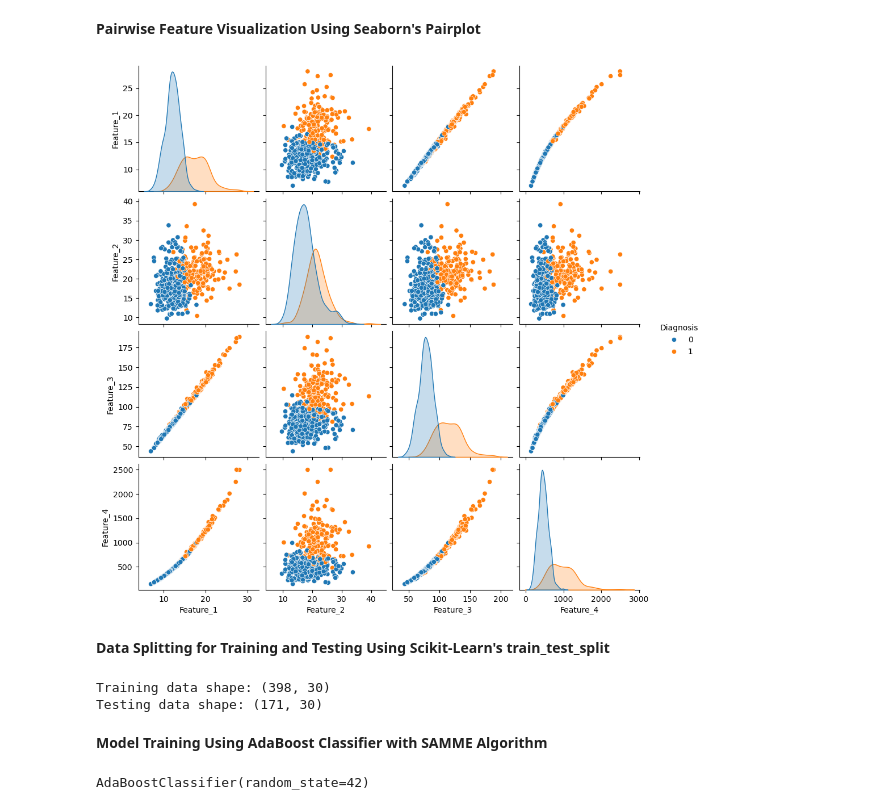
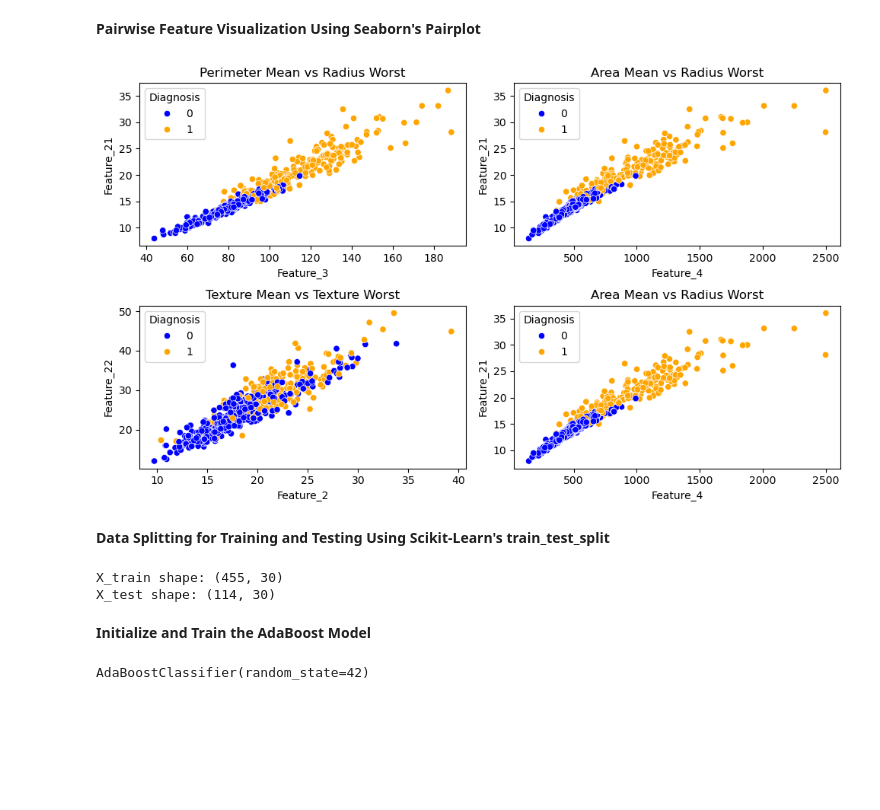
Before and after one commit to PriyankaMoorthy3025/Breast_Cancer_Detection1, a Jupyter notebook: BREAST_CANCER _DETECTION.ipynb, the cells around one changed output. Cells and saved outputs as stored; diff of their text form; code cells hidden in the pictures; blank space fills up the shorter version.

```diff
--- a/BREAST_CANCER _DETECTION.ipynb
+++ b/BREAST_CANCER _DETECTION.ipynb
@@ -351,21 +415,43 @@ Passing `palette` without assigning `hue` is deprecated and will be removed in v
 [figure]
 # %% [markdown]
 **Pairwise Feature Visualization Using Seaborn's Pairplot**
-# %%
-# pairplot to use the 'Feature_1' to 'Feature_4' columns (or any other feature columns you want to visualize)
-sns.pairplot(data, hue='Diagnosis', vars=['Feature_1', 'Feature_2', 'Feature_3', 'Feature_4'])
-plt.show()
-# %% [output]
-[figure, removed]
+# %%
+# Plotting positive correlated features
+plt.figure(figsize=(10, 6))
+plt.subplot(2, 2, 1)
+sns.scatterplot(x=data['Feature_3'], y=data['Feature_21'], hue=data['Diagnosis'], palette=['blue', 'orange'])
+plt.title('Perimeter Mean vs Radius Worst')
+
+plt.subplot(2, 2, 2)
+sns.scatterplot(x=data['Feature_4'], y=data['Feature_21'], hue=data['Diagnosis'], palette=['blue', 'orange'])
+plt.title('Area Mean vs Radius Worst')
+
+plt.subplot(2, 2, 3)
+sns.scatterplot(x=data['Feature_2'], y=data['Feature_22'], hue=data['Diagnosis'], palette=['blue', 'orange'])
+plt.title('Texture Mean vs Texture Worst')
+
+plt.subplot(2, 2, 4)
+sns.scatterplot(x=data['Feature_4'], y=data['Feature_21'], hue=data['Diagnosis'], palette=['blue', 'orange'])
+plt.title('Area Mean vs Radius Worst')
+
+plt.tight_layout()
+plt.show()
+# %% [output]
+[figure, added]
 # %% [markdown]
 **Data Splitting for Training and Testing Using Scikit-Learn's train_test_split**
 # %%
-X_train, X_test, y_train, y_test = train_test_split(X_scaled, y, test_size=0.3, random_state=42)
-print(f"\nTraining data shape: {X_train.shape}")
-print(f"Testing data shape: {X_test.shape}")
+# Splitting the dataset
+X = data_scaled.drop("Diagnosis", axis=1)
+y = data_scaled["Diagnosis"]
+X_train, X_test, y_train, y_test = train_test_split(X, y, test_size=0.2, random_state=42)
+
+# Output the shapes of the splits
+print(f"X_train shape: {X_train.shape}")
+print(f"X_test shape: {X_test.shape}")
 # %% [output]
-Training data shape: (398, 30)
-Testing data shape: (171, 30)
+X_train shape: (455, 30)
+X_test shape: (114, 30)
-# %% [markdown]
-**Model Training Using AdaBoost Classifier with SAMME Algorithm**
+# %% [markdown]
+**Initialize and Train the AdaBoost Model**
 # %%
```
Also changed, not shown: parts of 21 cells of this notebook, 1 other file.
